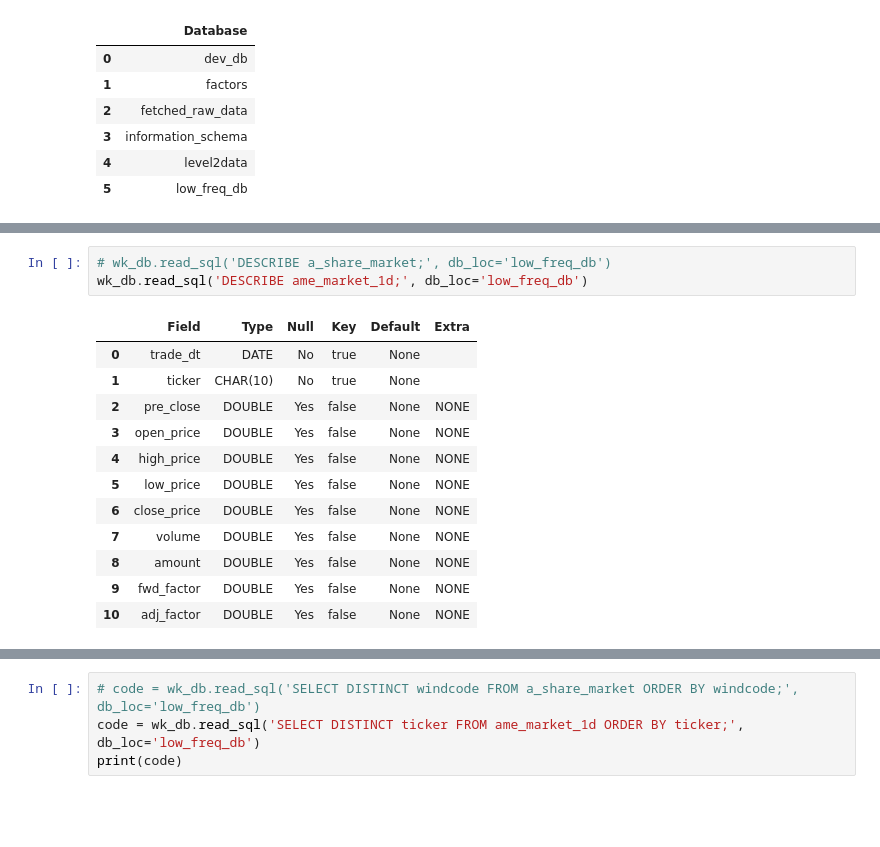
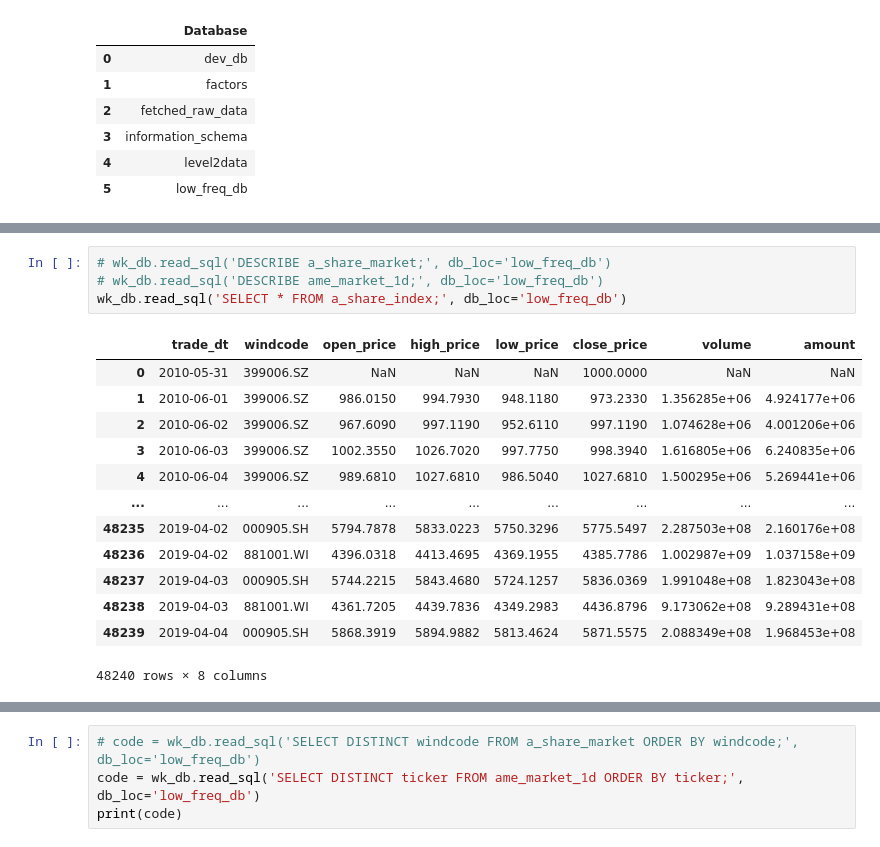
Before and after one commit to naiqili/qniverse, a Jupyter notebook: wk/playground/db_test.ipynb, the cells around one changed output, grey strips where cells are left out. Cells and saved outputs as stored; diff of their text form; blank space fills up the shorter version.

```diff
--- a/wk/playground/db_test.ipynb
+++ b/wk/playground/db_test.ipynb
@@ -38,19 +38,21 @@ wk_db.read_sql('SHOW TABLES;', db_loc='low_freq_db')
 # %%
 # wk_db.read_sql('DESCRIBE a_share_market;', db_loc='low_freq_db')
-wk_db.read_sql('DESCRIBE ame_market_1d;', db_loc='low_freq_db')
+# wk_db.read_sql('DESCRIBE ame_market_1d;', db_loc='low_freq_db')
+wk_db.read_sql('SELECT * FROM a_share_index;', db_loc='low_freq_db')
 # %% [output]
-|  | Field | Type | Null | Key | Default | Extra |
-| 0 | trade_dt | DATE | No | true | None |  |
-| 1 | ticker | CHAR(10) | No | true | None |  |
-| 2 | pre_close | DOUBLE | Yes | false | None | NONE |
-| 3 | open_price | DOUBLE | Yes | false | None | NONE |
-| 4 | high_price | DOUBLE | Yes | false | None | NONE |
-| 5 | low_price | DOUBLE | Yes | false | None | NONE |
-| 6 | close_price | DOUBLE | Yes | false | None | NONE |
-| 7 | volume | DOUBLE | Yes | false | None | NONE |
-| 8 | amount | DOUBLE | Yes | false | None | NONE |
-| 9 | fwd_factor | DOUBLE | Yes | false | None | NONE |
-| 10 | adj_factor | DOUBLE | Yes | false | None | NONE |
+|  | trade_dt | windcode | open_price | high_price | low_price | close_price | volume | amount |
+| 0 | 2010-05-31 | 399006.SZ | NaN | NaN | NaN | 1000.0000 | NaN | NaN |
+| 1 | 2010-06-01 | 399006.SZ | 986.0150 | 994.7930 | 948.1180 | 973.2330 | 1.356285e+06 | 4.924177e+06 |
+| 2 | 2010-06-02 | 399006.SZ | 967.6090 | 997.1190 | 952.6110 | 997.1190 | 1.074628e+06 | 4.001206e+06 |
+| 3 | 2010-06-03 | 399006.SZ | 1002.3550 | 1026.7020 | 997.7750 | 998.3940 | 1.616805e+06 | 6.240835e+06 |
+| 4 | 2010-06-04 | 399006.SZ | 989.6810 | 1027.6810 | 986.5040 | 1027.6810 | 1.500295e+06 | 5.269441e+06 |
+| ... | ... | ... | ... | ... | ... | ... | ... | ... |
+| 48235 | 2019-04-02 | 000905.SH | 5794.7878 | 5833.0223 | 5750.3296 | 5775.5497 | 2.287503e+08 | 2.160176e+08 |
+| 48236 | 2019-04-02 | 881001.WI | 4396.0318 | 4413.4695 | 4369.1955 | 4385.7786 | 1.002987e+09 | 1.037158e+09 |
+| 48237 | 2019-04-03 | 000905.SH | 5744.2215 | 5843.4680 | 5724.1257 | 5836.0369 | 1.991048e+08 | 1.823043e+08 |
+| 48238 | 2019-04-03 | 881001.WI | 4361.7205 | 4439.7836 | 4349.2983 | 4436.8796 | 9.173062e+08 | 9.289431e+08 |
+| 48239 | 2019-04-04 | 000905.SH | 5868.3919 | 5894.9882 | 5813.4624 | 5871.5575 | 2.088349e+08 | 1.968453e+08 |
+48240 rows × 8 columns
 # %%
 # wk_db.read_sql('SELECT * FROM a_share_market ORDER BY trade_dt LIMIT 10;', db_loc='low_freq_db')
 wk_db.read_sql("SELECT * FROM ame_market_1d WHERE trade_dt>'2024-01-01' ORDER BY trade_dt LIMIT 10;", db_loc='low_freq_db')
```
Also changed, not shown: parts of 5 cells of this notebook, 43 other files.
